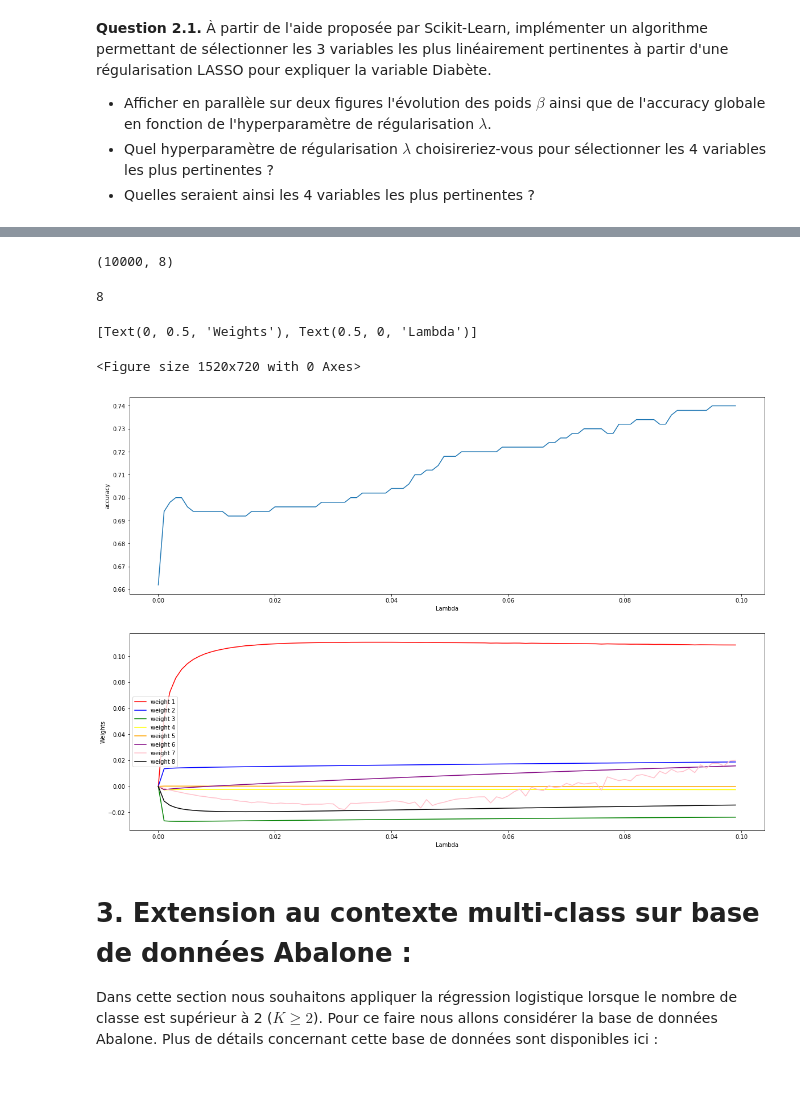
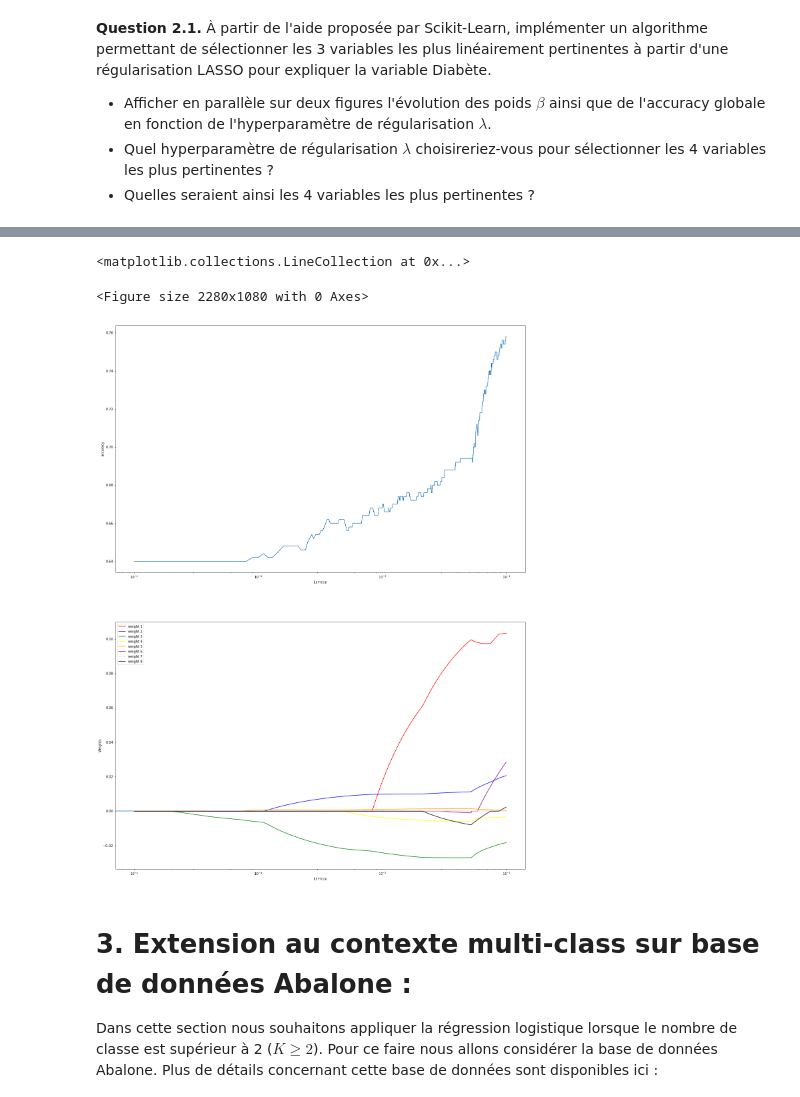
Before and after one commit to LucasColas/ML01-Machine-Learning, a Jupyter notebook: TD8_Logistic_Regression_&_LASSO.ipynb, the cells around one changed output, grey strips where cells are left out. Saved outputs shown, nothing was run; the diff lists cells and outputs as text; code cells hidden in the pictures.

Commit message:
Use of Logistic Regression and Lasso

```diff
--- a/TD8_Logistic_Regression_&_LASSO.ipynb
+++ b/TD8_Logistic_Regression_&_LASSO.ipynb
@@ -217,17 +216,16 @@ np.random.seed(407)
 
 #model = LogisticRegression(penalty='l1',max_iter=1000, solver='liblinear').fit(x_train, y_train)
 #alpha = 10e-4
-alphas = np.arange(10e-10, 10e-2, 0.001)
+alphas = np.arange(10e-5, 10e-2, 0.0001)
 res = np.ones((alphas.shape[0], 8))
 acc = np.zeros((1, alphas.shape[0]))
 
 for i,alpha in enumerate(alphas):
     #print(i, alpha)
-    model2 = LogisticRegression(max_iter=10000, C=alpha, penalty='l2', solver='liblinear')
+    model2 = LogisticRegression(max_iter=10000, C=alpha, penalty='l1', solver='liblinear')
     model2.fit(x_train, y_train)
     weights2 = model2.coef_
     #print(model2.coef_)
     acc[0, i] = model2.score(x_train, y_train)
     for j in range(weights2.shape[1]):
-
       res[i, j] = weights2[0,j]
@@ -236,35 +232,30 @@ acc
-# %%
-res.shape
-# %% [output]
-(10000, 8)
 # %%
 plt.plot(alphas, acc.ravel())
 plt.show
-# %%
-res.shape[1]
-# %% [output]
-8
 # %%
-plt.figure(figsize=(19, 9), dpi=80)
-fig, (ax1, ax2) = plt.subplots(2, 1, figsize=(20, 14))
+plt.figure(figsize=(19, 9), dpi=120)
+fig, (ax1, ax2) = plt.subplots(2, 1, figsize=(22, 30))
 
 ax1.plot(alphas, acc.ravel())
 ax2.plot(alphas, res[:, 0], color='red', label='weight 1')
 ax2.plot(alphas, res[:, 1], color='blue', label='weight 2')
 ax2.plot(alphas, res[:, 2], color='green', label='weight 3')
 ax2.plot(alphas, res[:, 3], color='yellow', label='weight 4')
 ax2.plot(alphas, res[:, 4], color='orange', label='weight 5')
 ax2.plot(alphas, res[:, 5], color='purple', label='weight 6')
 ax2.plot(alphas, res[:, 6], color='pink', label='weight 7')
 ax2.plot(alphas, res[:, 7], color='black', label='weight 8')
 ax2.legend()
 
 ax1.set(xlabel='Lambda', ylabel='accuracy')
 ax2.set(xlabel='Lambda', ylabel='Weights')
+ax2.set_xscale('log')
+ax1.set_xscale('log')
+ax2.hlines(y=0, xmin=0, xmax=10e-3)
 # %% [output]
-[Text(0, 0.5, 'Weights'), Text(0.5, 0, 'Lambda')]
+<matplotlib.collections.LineCollection at 0x...>
-<Figure size 1520x720 with 0 Axes>
+<Figure size 2280x1080 with 0 Axes>
-[figure, old version]
+[figure, new version]
 # %% [markdown]
 # 3. Extension au contexte multi-class sur base de données Abalone :
 
```
Also changed, not shown: parts of 20 cells of this notebook.
